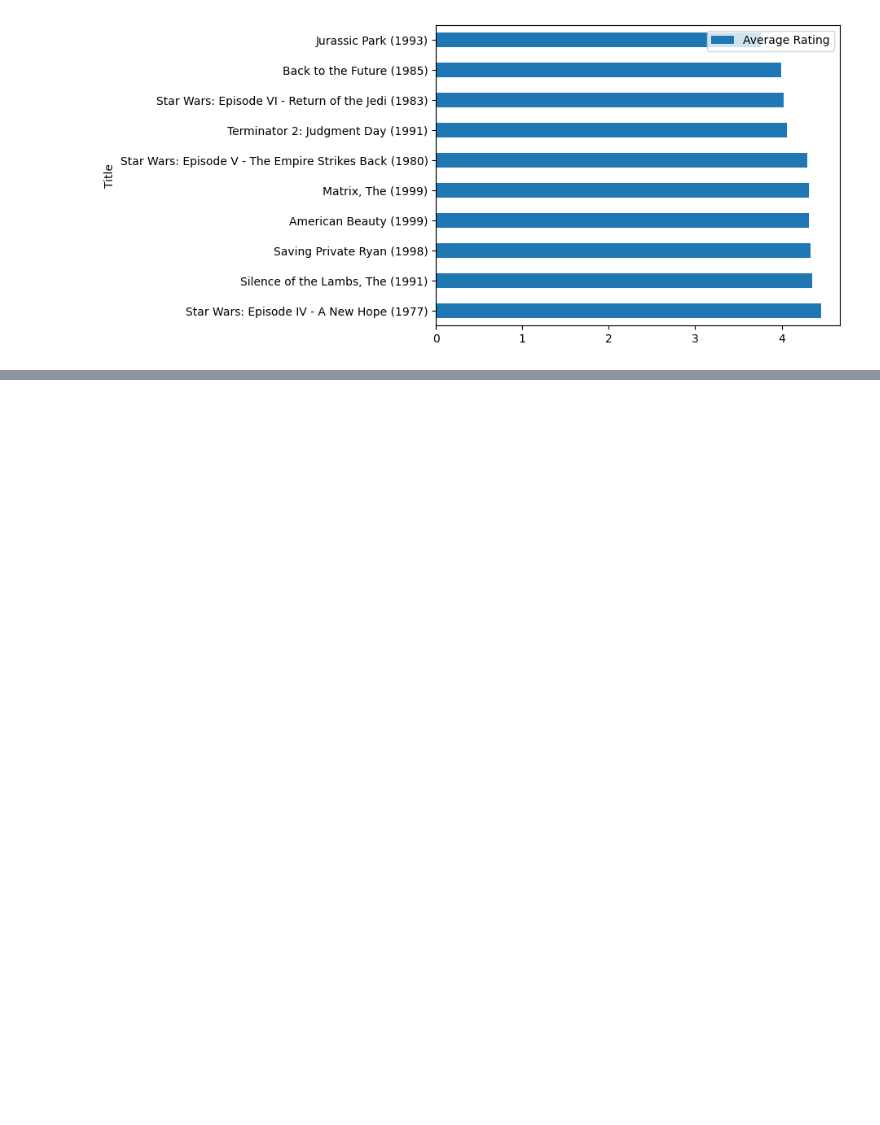
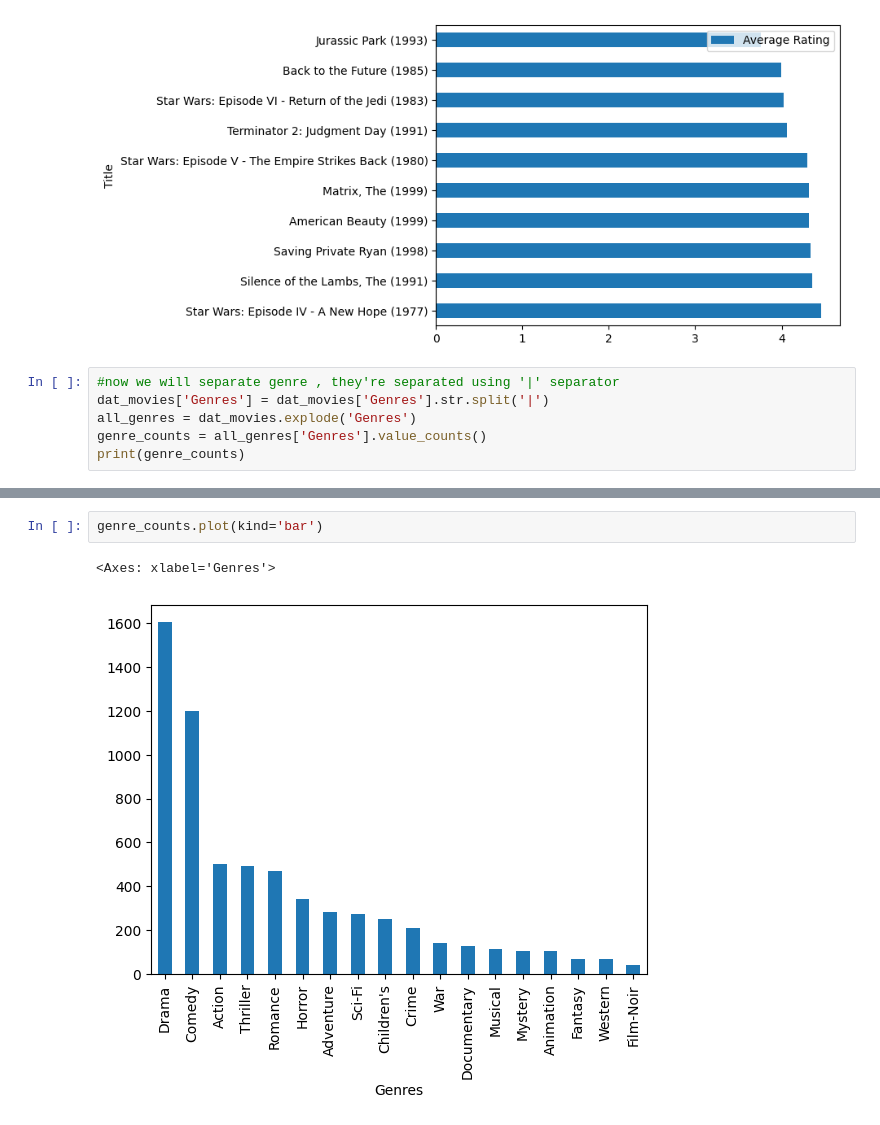
Before and after one commit to the-HarshUpadhyay/Movie-Recommendation, a Jupyter notebook: notebooks/data_exploration.ipynb, the cells around one changed output, grey strips where cells are left out. Drawn from its saved outputs; the diff is of its cells as text; blank space fills up the shorter version.

```diff
--- a/notebooks/data_exploration.ipynb
+++ b/notebooks/data_exploration.ipynb
@@ -172,3 +172,9 @@ dat_movies[dat_movies['Title'].isin(popular_movies)].sort_values('Average Rating
 <Axes: ylabel='Title'>
 [figure]
 [figure]
+# %%
+#now we will separate genre , they're separated using '|' separator
+dat_movies['Genres'] = dat_movies['Genres'].str.split('|')
+all_genres = dat_movies.explode('Genres')
+genre_counts = all_genres['Genres'].value_counts()
+print(genre_counts)
@@ -174,0 +202,5 @@ dat_movies[dat_movies['Title'].isin(popular_movies)].sort_values('Average Rating
+# %%
+genre_counts.plot(kind='bar')
+# %% [output]
+<Axes: xlabel='Genres'>
+[figure, added]
```
Also changed, not shown: parts of 4 cells of this notebook.
